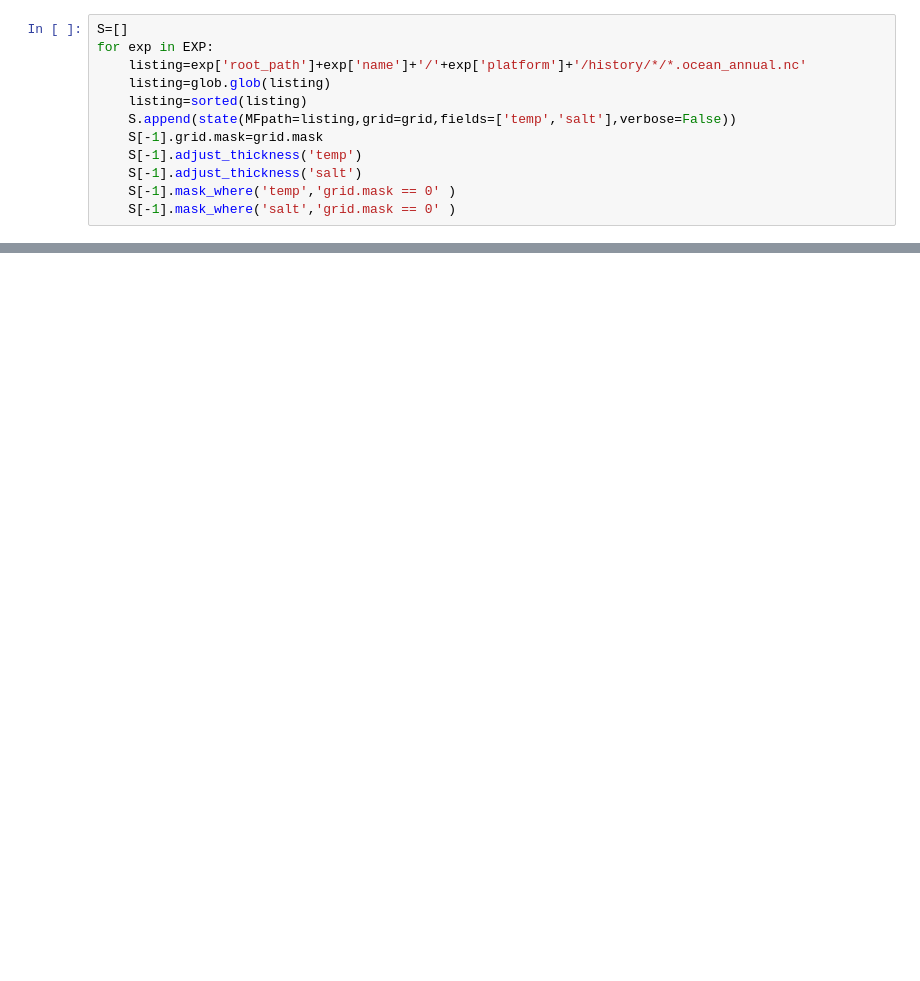
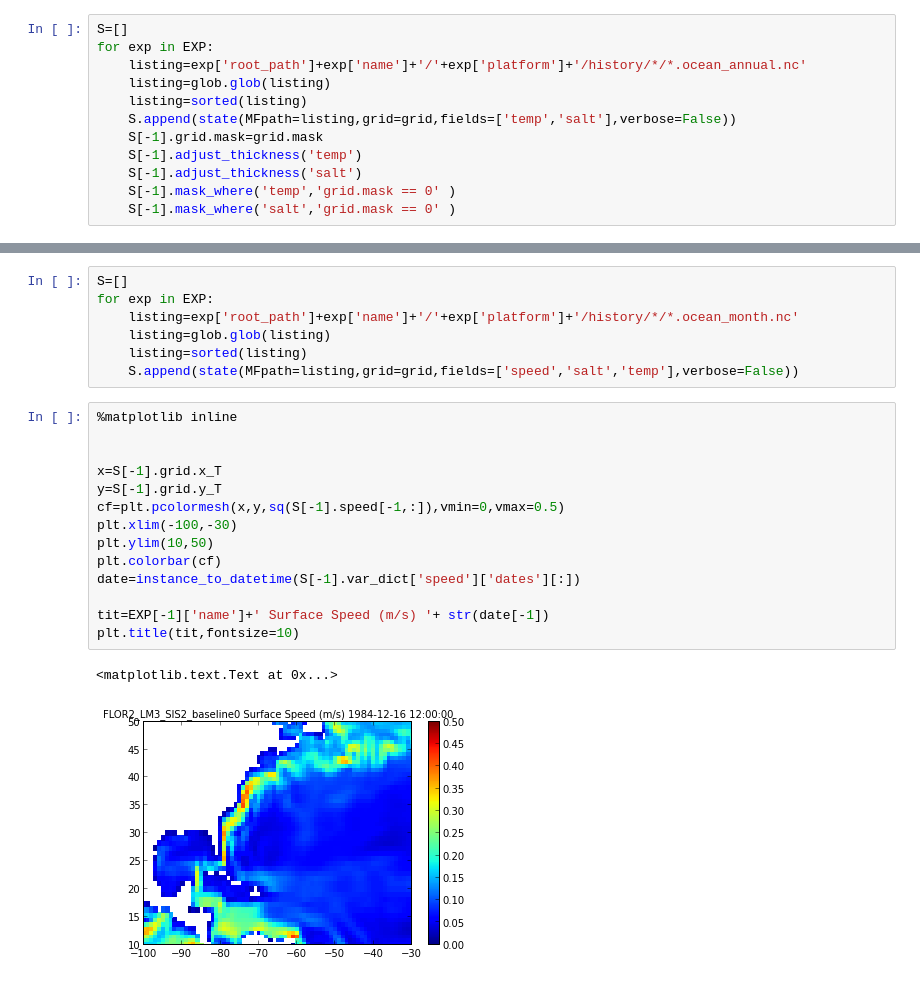
Before and after one commit to suyashbire1/MOM6-examples, a Jupyter notebook: ice_ocean_SIS2/FLOR2/AMOC_diagnostics.ipynb, the cells around one changed output, grey strips where cells are left out. Drawn from its saved outputs; the diff is of its cells as text; blank space fills up the shorter version.

```diff
--- a/ice_ocean_SIS2/FLOR2/AMOC_diagnostics.ipynb
+++ b/ice_ocean_SIS2/FLOR2/AMOC_diagnostics.ipynb
@@ -253,0 +254,24 @@ ax1.set_title(tit)
+# %%
+S=[]
+for exp in EXP:
+    listing=exp['root_path']+exp['name']+'/'+exp['platform']+'/history/*/*.ocean_month.nc'
+    listing=glob.glob(listing)
+    listing=sorted(listing)
+    S.append(state(MFpath=listing,grid=grid,fields=['speed','salt','temp'],verbose=False))
+# %%
+%matplotlib inline
+
+
+x=S[-1].grid.x_T
+y=S[-1].grid.y_T
+cf=plt.pcolormesh(x,y,sq(S[-1].speed[-1,:]),vmin=0,vmax=0.5)
+plt.xlim(-100,-30)
+plt.ylim(10,50)
+plt.colorbar(cf)
+date=instance_to_datetime(S[-1].var_dict['speed']['dates'][:])
+
+tit=EXP[-1]['name']+' Surface Speed (m/s) '+ str(date[-1])
+plt.title(tit,fontsize=10)
+# %% [output]
+<matplotlib.text.Text at 0x...>
+[figure, added]
```
Also changed, not shown: parts of 9 cells of this notebook.
